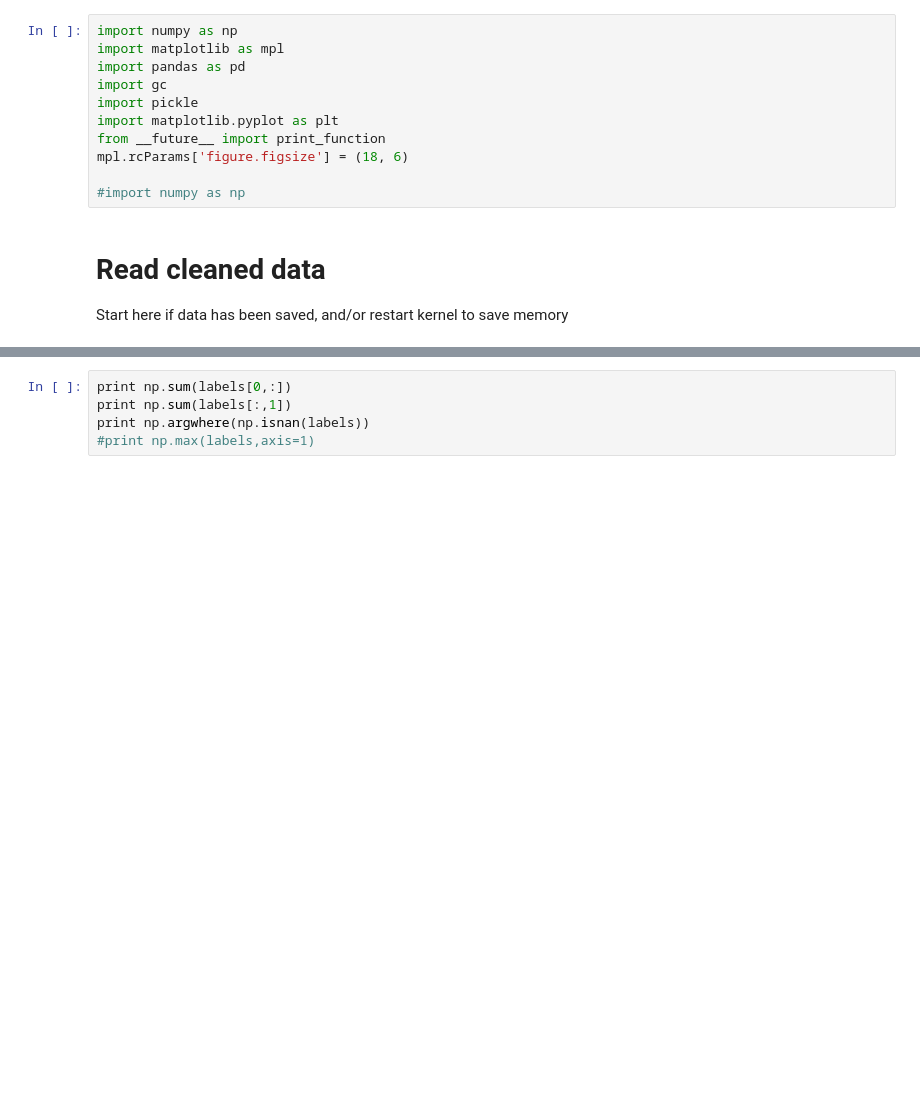
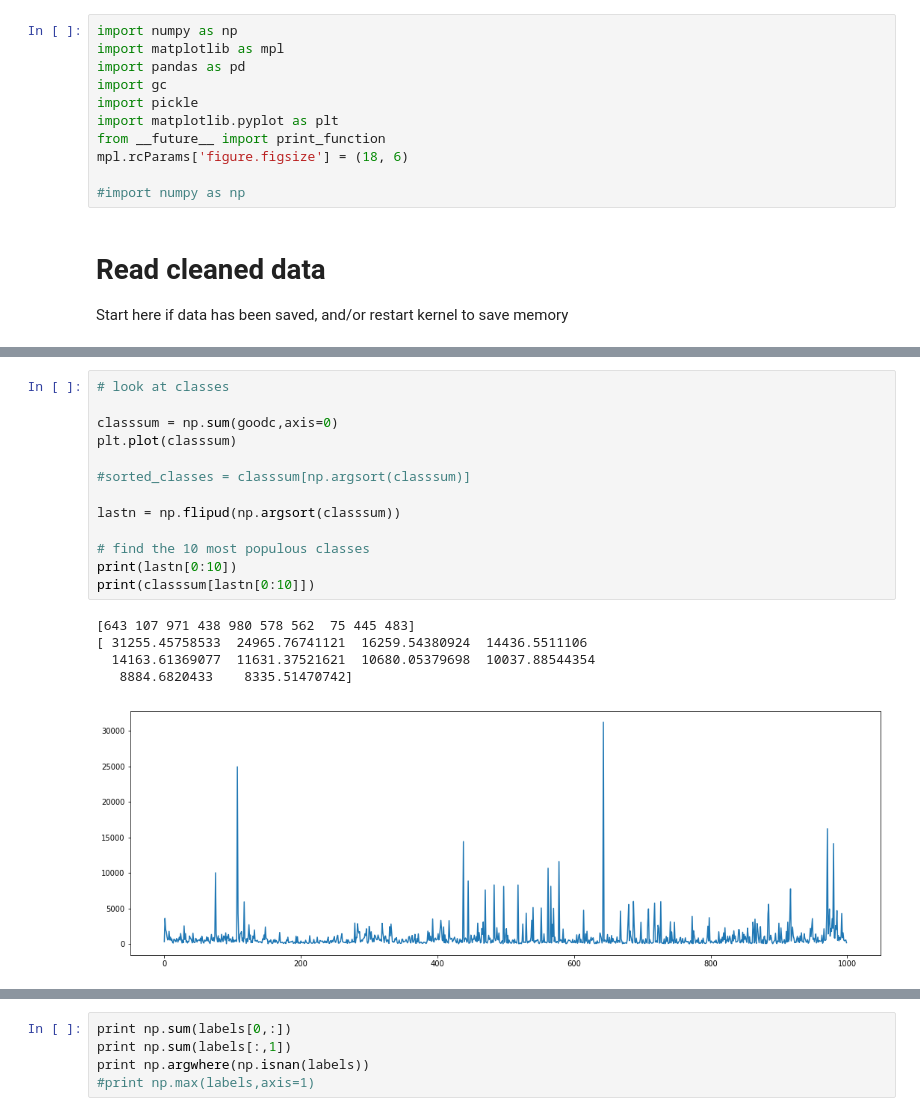
Before and after one commit to headrotor/ganalysis, a Jupyter notebook: ganalyze.ipynb, the cells around one changed output, grey strips where cells are left out. Cells and saved outputs as stored; diff of their text form; blank space fills up the shorter version.

```diff
--- a/ganalyze.ipynb
+++ b/ganalyze.ipynb
@@ -27,0 +28,19 @@ Wall time: 15.8 s
+# %%
+# look at classes
+
+classsum = np.sum(goodc,axis=0)
+plt.plot(classsum)
+
+#sorted_classes = classsum[np.argsort(classsum)]
+
+lastn = np.flipud(np.argsort(classsum))
+
+# find the 10 most populous classes
+print(lastn[0:10])
+print(classsum[lastn[0:10]])
+# %% [output]
+[643 107 971 438 980 578 562  75 445 483]
+[ 31255.45758533  24965.76741121  16259.54380924  14436.5511106
+  14163.61369077  11631.37521621  10680.05379698  10037.88544354
+   8884.6820433    8335.51470742]
+[figure, added]
```
Also changed, not shown: parts of 4 cells of this notebook, 1 other file.
